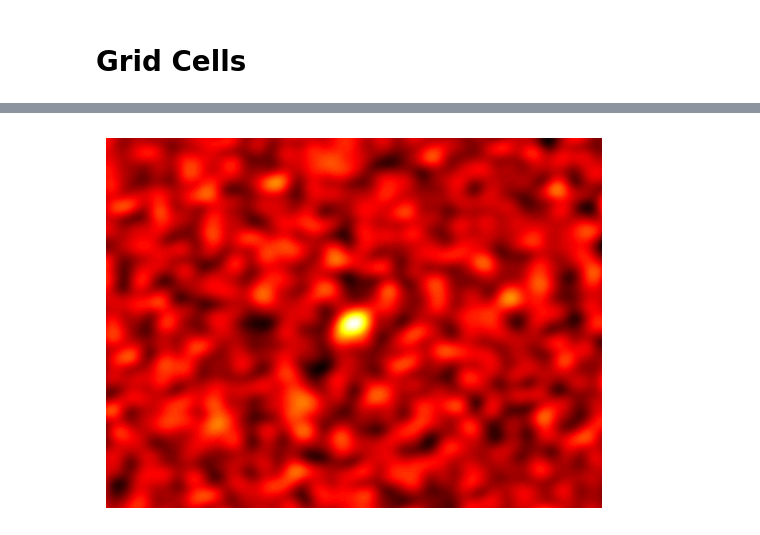
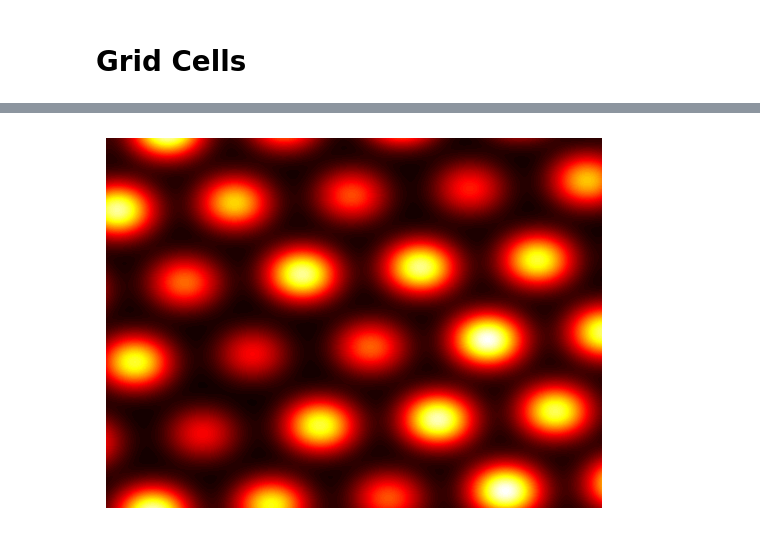
Before and after one commit to ChackMociute/Master-Thesis, a Jupyter notebook: grid_cells.ipynb, the cells around one changed output, grey strips where cells are left out. Cells and saved outputs as stored; diff of their text form; code cells hidden in the pictures.

```diff
--- a/grid_cells.ipynb
+++ b/grid_cells.ipynb
@@ -49,6 +20,0 @@ for _ in tqdm(range(10000)):
-# %%
-plt.contourf((p @ w).detach().cpu(), levels=100, cmap='hot')
-plt.axis('off')
-plt.show()
-# %% [output]
-[figure, removed]
@@ -59,0 +21,6 @@ place /= place.max()
+# %%
+plt.contourf(grid_cells[-1], levels=100, cmap='hot')
+plt.axis('off')
+plt.show()
+# %% [output]
+[figure, added]
```
Also changed, not shown: parts of 21 cells of this notebook, 3 other files.
